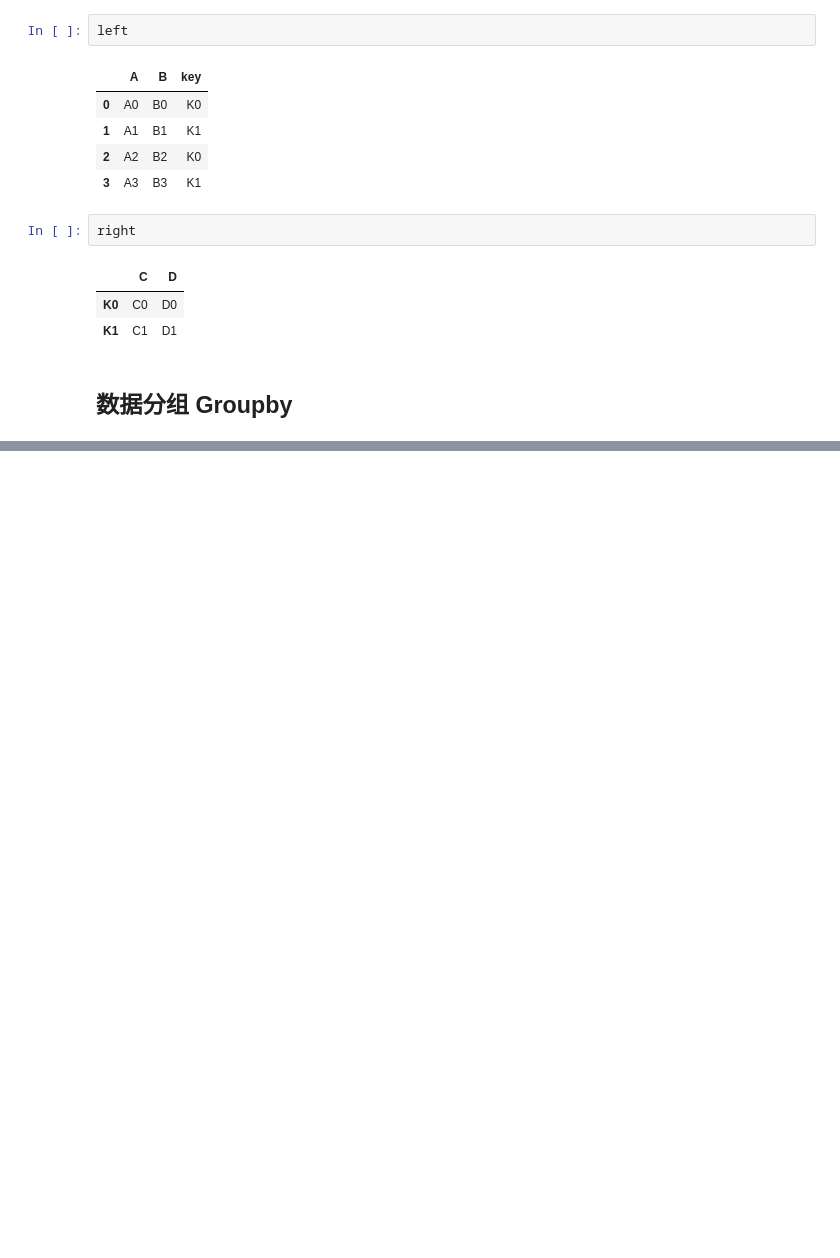
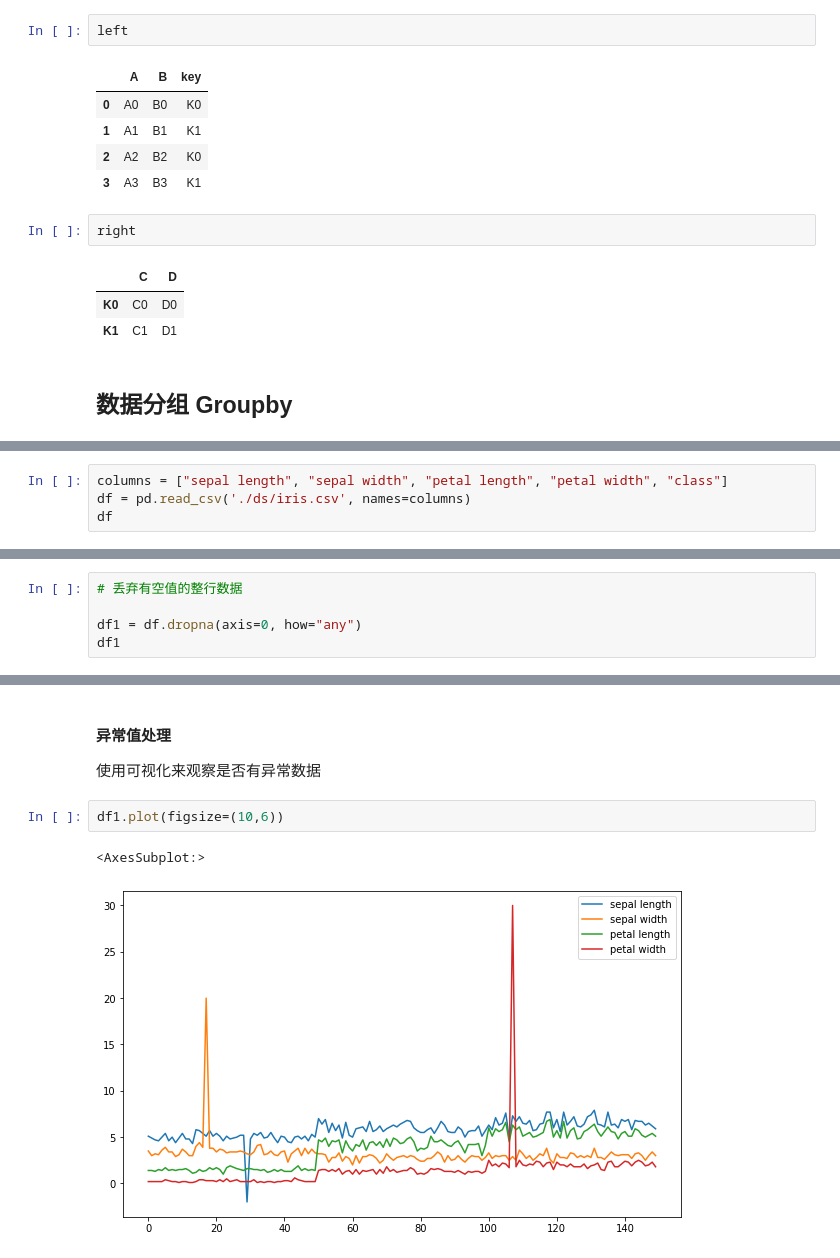
Before and after one commit to hdouhua/ml-in-action, a Jupyter notebook: day-day-up/pd.ipynb, the cells around one changed output, grey strips where cells are left out. Cells and saved outputs as stored; diff of their text form; blank space fills up the shorter version.

```diff
--- a/day-day-up/pd.ipynb
+++ b/day-day-up/pd.ipynb
@@ -1542,0 +1977,4 @@ right
+# %%
+columns = ["sepal length", "sepal width", "petal length", "petal width", "class"]
+df = pd.read_csv('./ds/iris.csv', names=columns)
+df
@@ -1542,0 +2034,5 @@ right
+# %%
+# 丢弃有空值的整行数据
+
+df1 = df.dropna(axis=0, how="any")
+df1
@@ -1542,0 +2062,9 @@ right
+# %% [markdown]
+#### 异常值处理
+
+使用可视化来观察是否有异常数据
+# %%
+df1.plot(figsize=(10,6))
+# %% [output]
+<AxesSubplot:>
+[figure, added]
```
Also changed, not shown: parts of 88 cells of this notebook, 2 other files.
